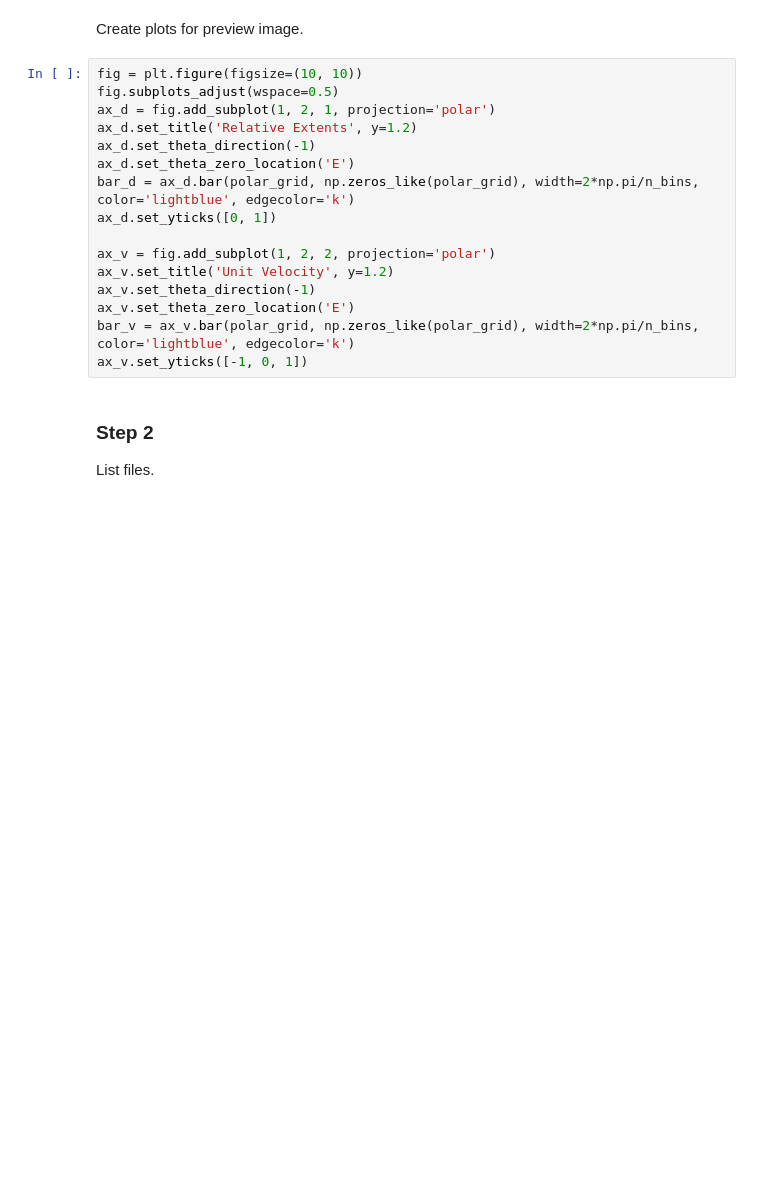
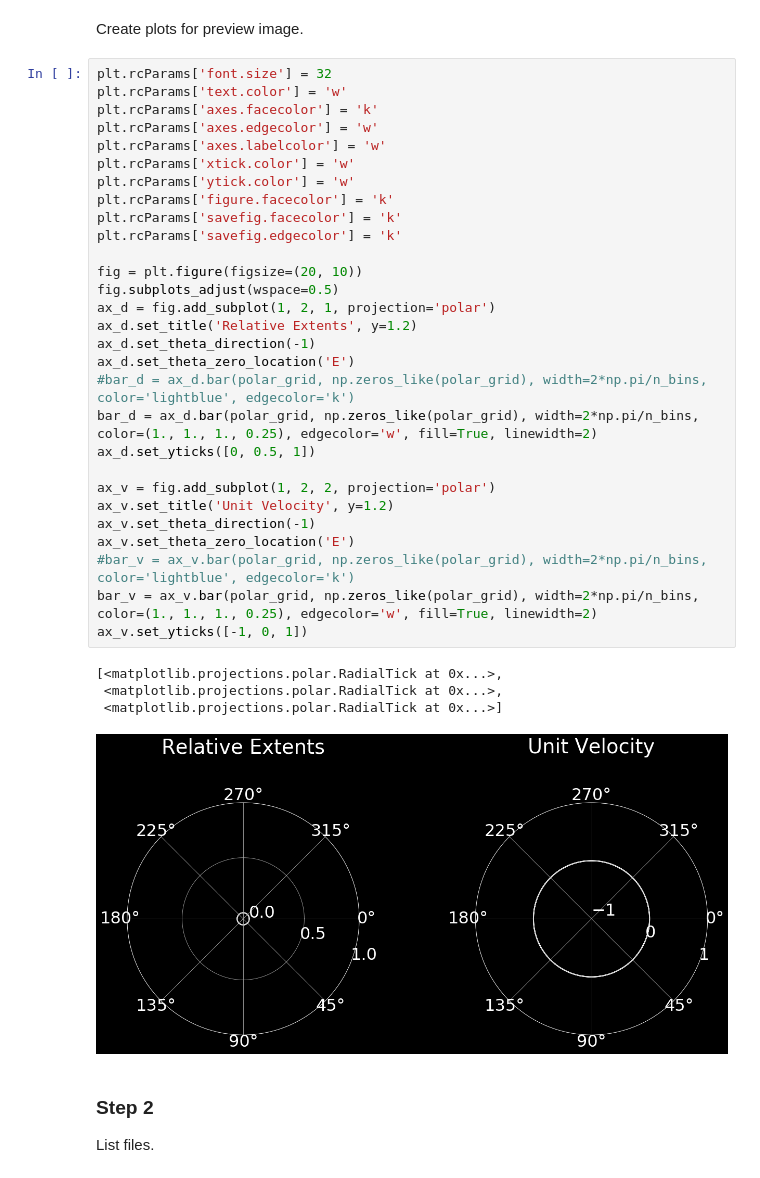
Before and after one commit to y3nr1ng/utoolbox-core, a Jupyter notebook: Directionality Analysis.ipynb, the cells around one changed output. Saved outputs shown, nothing was run; the diff lists cells and outputs as text; blank space fills up the shorter version.

Commit message:
Use inversed color

```diff
--- a/Directionality Analysis.ipynb
+++ b/Directionality Analysis.ipynb
@@ -34,21 +34,39 @@ polar_grid = np.linspace(-np.pi, np.pi, n_bins, endpoint=False)
 # %% [markdown]
 Create plots for preview image.
 # %%
-fig = plt.figure(figsize=(10, 10))
+plt.rcParams['font.size'] = 32
+plt.rcParams['text.color'] = 'w'
+plt.rcParams['axes.facecolor'] = 'k'
+plt.rcParams['axes.edgecolor'] = 'w'
+plt.rcParams['axes.labelcolor'] = 'w'
+plt.rcParams['xtick.color'] = 'w'
+plt.rcParams['ytick.color'] = 'w'
+plt.rcParams['figure.facecolor'] = 'k'
+plt.rcParams['savefig.facecolor'] = 'k'
+plt.rcParams['savefig.edgecolor'] = 'k'
+
+fig = plt.figure(figsize=(20, 10))
 fig.subplots_adjust(wspace=0.5)
 ax_d = fig.add_subplot(1, 2, 1, projection='polar')
 ax_d.set_title('Relative Extents', y=1.2)
 ax_d.set_theta_direction(-1)
 ax_d.set_theta_zero_location('E')
-bar_d = ax_d.bar(polar_grid, np.zeros_like(polar_grid), width=2*np.pi/n_bins, color='lightblue', edgecolor='k')
-ax_d.set_yticks([0, 1])
+#bar_d = ax_d.bar(polar_grid, np.zeros_like(polar_grid), width=2*np.pi/n_bins, color='lightblue', edgecolor='k')
+bar_d = ax_d.bar(polar_grid, np.zeros_like(polar_grid), width=2*np.pi/n_bins, color=(1., 1., 1., 0.25), edgecolor='w', fill=True, linewidth=2)
+ax_d.set_yticks([0, 0.5, 1])
 
 ax_v = fig.add_subplot(1, 2, 2, projection='polar')
 ax_v.set_title('Unit Velocity', y=1.2)
 ax_v.set_theta_direction(-1)
 ax_v.set_theta_zero_location('E')
-bar_v = ax_v.bar(polar_grid, np.zeros_like(polar_grid), width=2*np.pi/n_bins, color='lightblue', edgecolor='k')
+#bar_v = ax_v.bar(polar_grid, np.zeros_like(polar_grid), width=2*np.pi/n_bins, color='lightblue', edgecolor='k')
+bar_v = ax_v.bar(polar_grid, np.zeros_like(polar_grid), width=2*np.pi/n_bins, color=(1., 1., 1., 0.25), edgecolor='w', fill=True, linewidth=2)
 ax_v.set_yticks([-1, 0, 1])
+# %% [output]
+[<matplotlib.projections.polar.RadialTick at 0x...>,
+ <matplotlib.projections.polar.RadialTick at 0x...>,
+ <matplotlib.projections.polar.RadialTick at 0x...>]
+[figure, added]
 # %% [markdown]
 ### Step 2
 List files.
```
Also changed, not shown: 1 other file.
